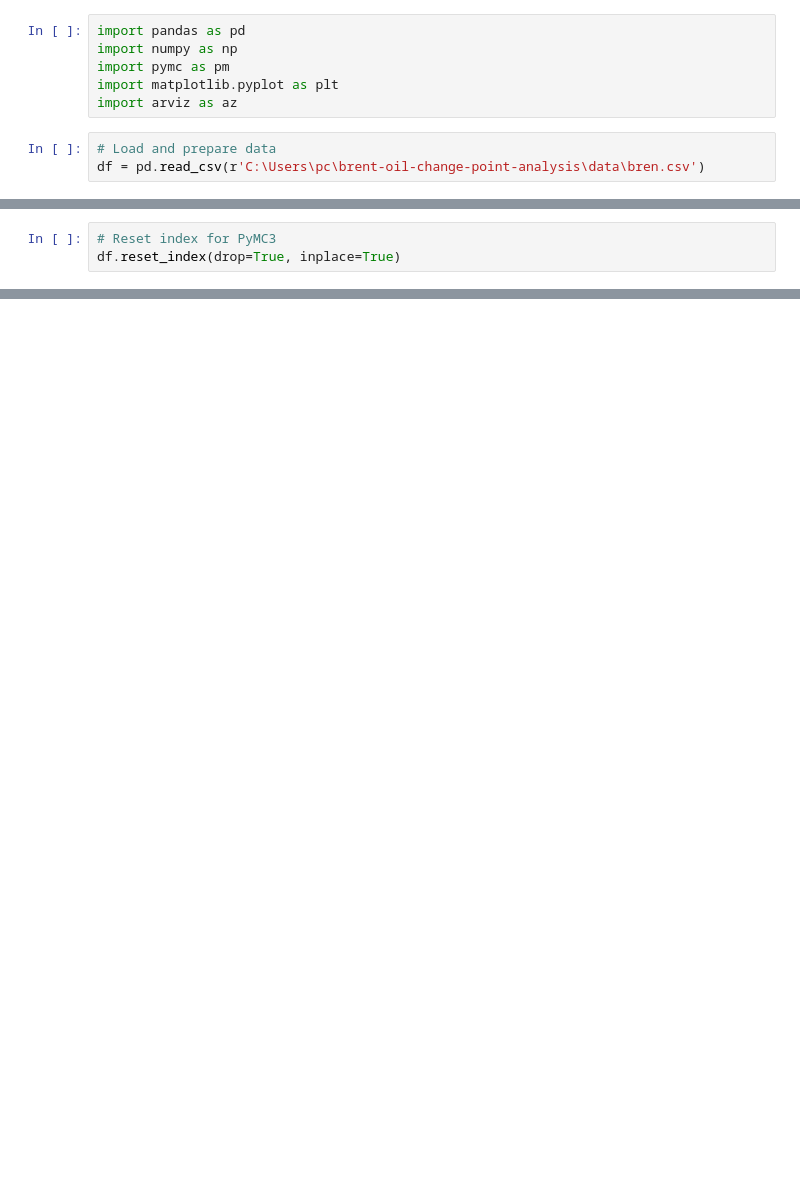
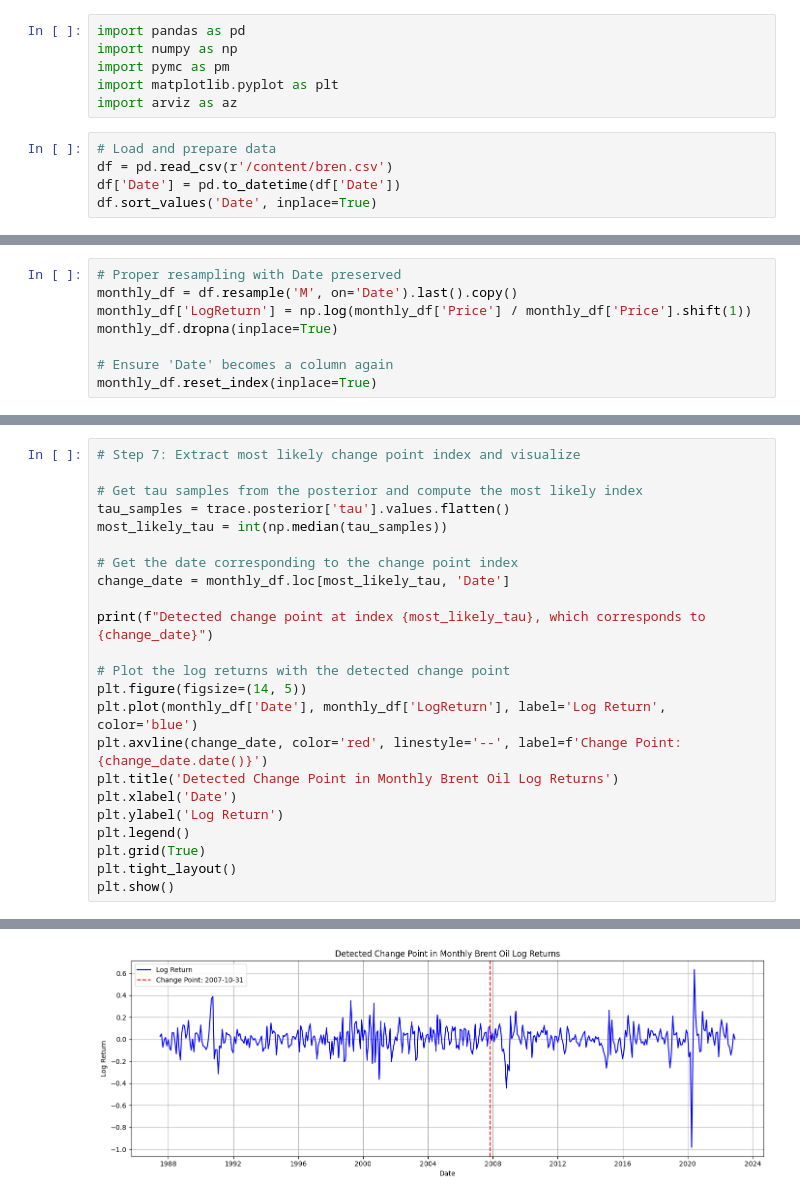
Before and after one commit to Skell30/brent-oil-change-point-analysis, a Jupyter notebook: notebooks/change_point_model.ipynb, the cells around one changed output, grey strips where cells are left out. Cells and saved outputs as stored; diff of their text form; blank space fills up the shorter version.

```diff
--- a/notebooks/change_point_model.ipynb
+++ b/notebooks/change_point_model.ipynb
@@ -6,4 +6,6 @@ import matplotlib.pyplot as plt
 import arviz as az
 # %%
 # Load and prepare data
-df = pd.read_csv(r'C:\Users\pc\brent-oil-change-point-analysis\data\bren.csv')
+df = pd.read_csv(r'/content/bren.csv')
+df['Date'] = pd.to_datetime(df['Date'])
+df.sort_values('Date', inplace=True)
@@ -10,3 +21,8 @@ df = pd.read_csv(r'C:\Users\pc\brent-oil-change-point-analysis\data\bren.csv')
 # %%
-# Reset index for PyMC3
-df.reset_index(drop=True, inplace=True)
+# Proper resampling with Date preserved
+monthly_df = df.resample('M', on='Date').last().copy()
+monthly_df['LogReturn'] = np.log(monthly_df['Price'] / monthly_df['Price'].shift(1))
+monthly_df.dropna(inplace=True)
+
+# Ensure 'Date' becomes a column again
+monthly_df.reset_index(inplace=True)
@@ -45,0 +97,24 @@ ValueError: Not enough samples to build a trace.
+# %%
+# Step 7: Extract most likely change point index and visualize
+
+# Get tau samples from the posterior and compute the most likely index
+tau_samples = trace.posterior['tau'].values.flatten()
+most_likely_tau = int(np.median(tau_samples))
+
+# Get the date corresponding to the change point index
+change_date = monthly_df.loc[most_likely_tau, 'Date']
+
+print(f"Detected change point at index {most_likely_tau}, which corresponds to {change_date}")
+
+# Plot the log returns with the detected change point
+plt.figure(figsize=(14, 5))
+plt.plot(monthly_df['Date'], monthly_df['LogReturn'], label='Log Return', color='blue')
+plt.axvline(change_date, color='red', linestyle='--', label=f'Change Point: {change_date.date()}')
+plt.title('Detected Change Point in Monthly Brent Oil Log Returns')
+plt.xlabel('Date')
+plt.ylabel('Log Return')
+plt.legend()
+plt.grid(True)
+plt.tight_layout()
+plt.show()
+# %% [output]
@@ -45,0 +122 @@ ValueError: Not enough samples to build a trace.
+[figure, added]
```
Also changed, not shown: parts of 7 cells of this notebook.
